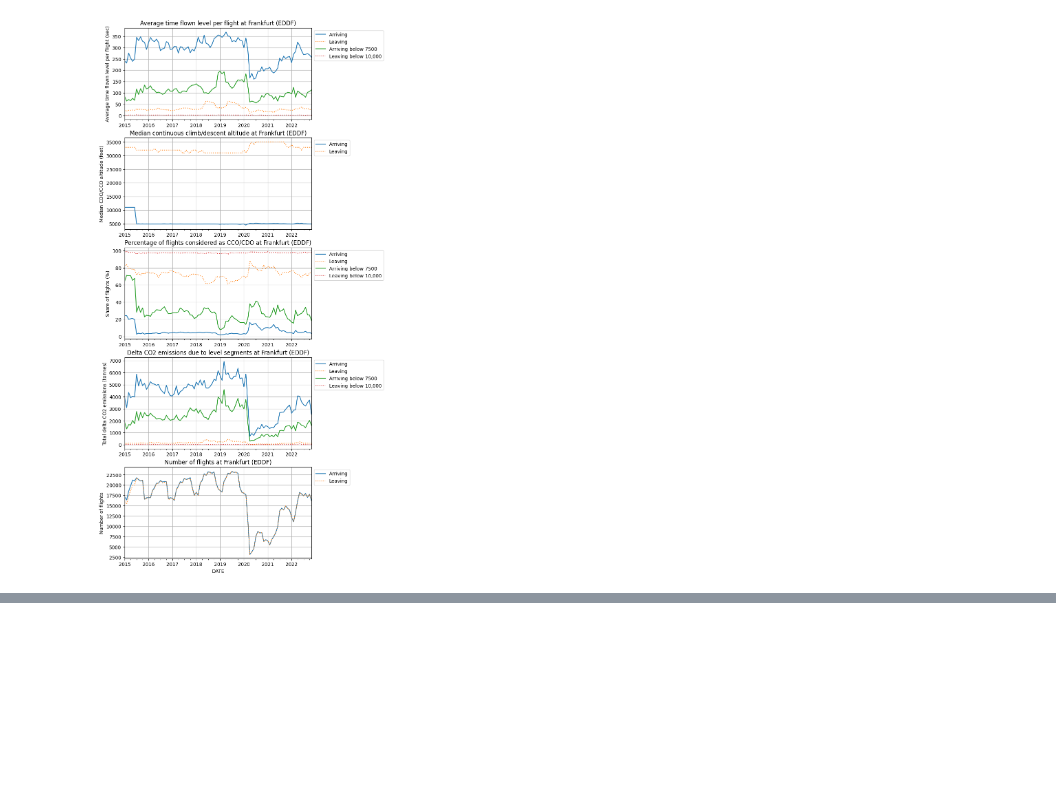
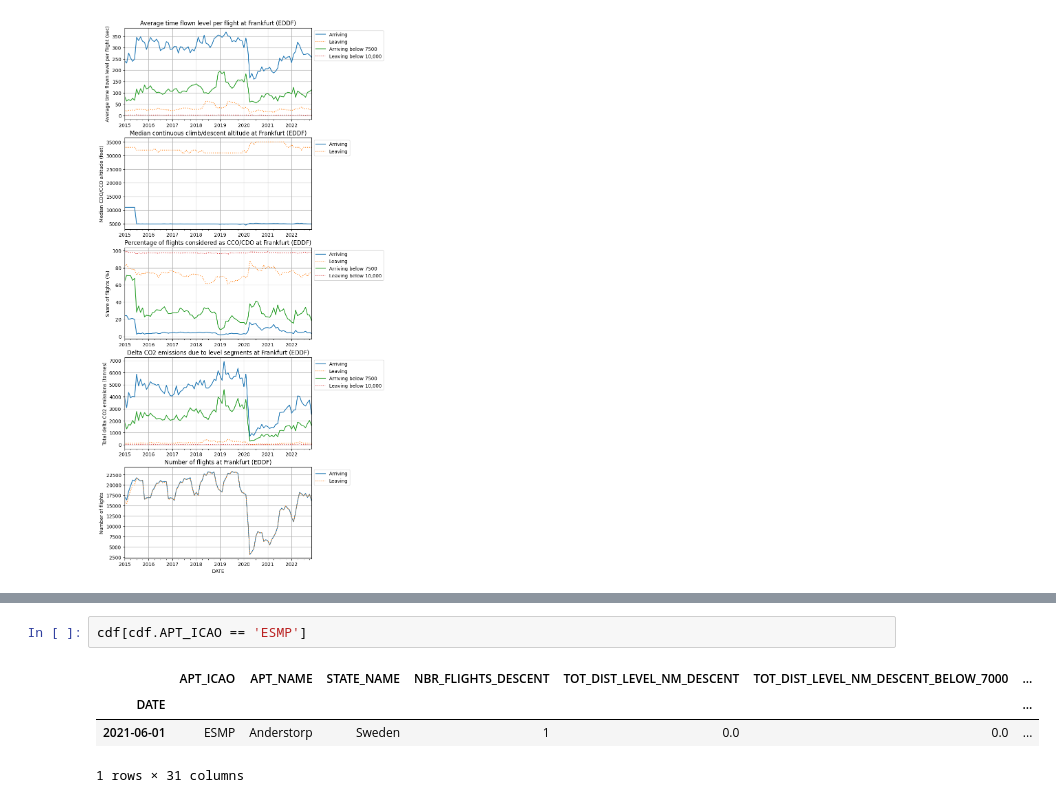
Before and after one commit to jaredeoliphant/european-airport-cco-cdo, a Jupyter notebook: flights.ipynb, the cells around one changed output, grey strips where cells are left out. Cells and saved outputs as stored; diff of their text form; blank space fills up the shorter version.

```diff
--- a/flights.ipynb
+++ b/flights.ipynb
@@ -176,0 +343,7 @@ _=ax5.legend(['Arriving', 'Leaving'],loc='upper left',bbox_to_anchor=(1, 1))
+# %%
+cdf[cdf.APT_ICAO == 'ESMP']
+# %% [output]
+|  | APT_ICAO | APT_NAME | STATE_NAME | NBR_FLIGHTS_DESCENT | TOT_DIST_LEVEL_NM_DESCENT | TOT_DIST_LEVEL_NM_DESCENT_BELOW_7000 | ... |
+| DATE |  |  |  |  |  |  | ... |
+| 2021-06-01 | ESMP | Anderstorp | Sweden | 1 | 0.0 | 0.0 | ... |
+1 rows × 31 columns
```
Also changed, not shown: parts of 12 cells of this notebook, 1 other file.
